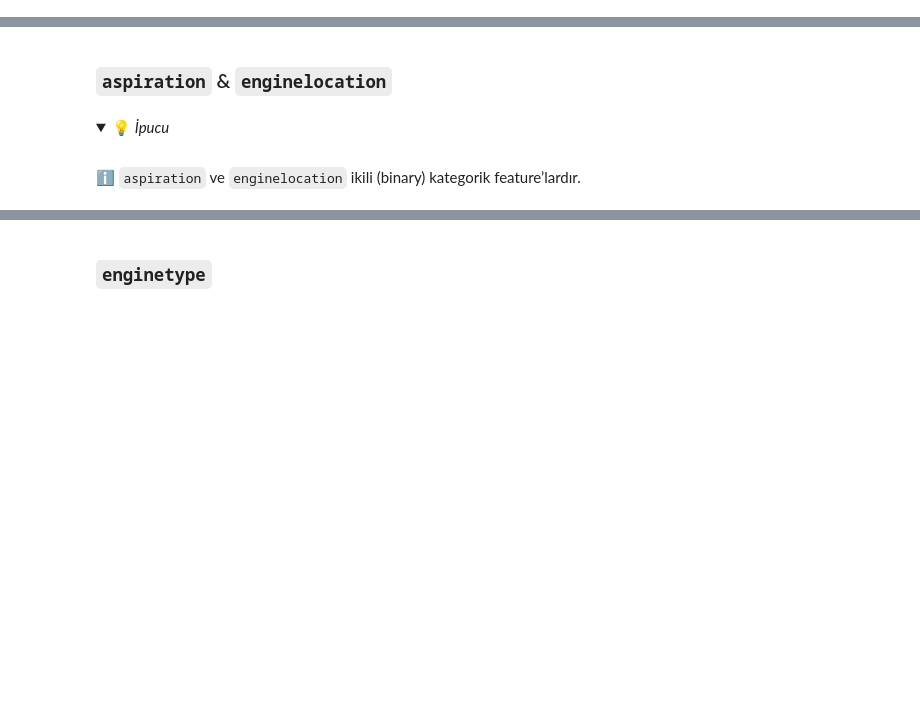
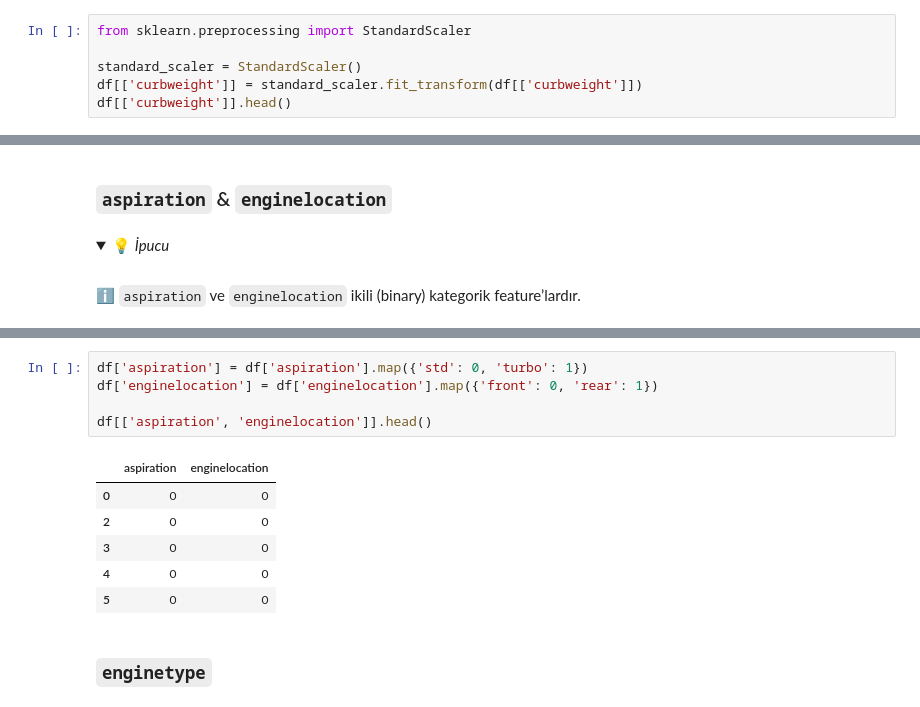
Before and after one commit to kaanaydin02/S16D2-S-Data-car-prices, a Jupyter notebook: Car-Prices.ipynb, the cells around one changed output, grey strips where cells are left out. Saved outputs shown, nothing was run; the diff lists cells and outputs as text; folded sections open; blank space fills up the shorter version.

```diff
--- a/Car-Prices.ipynb
+++ b/Car-Prices.ipynb
@@ -166,0 +193,6 @@ Dönüştürülmüş değerlerle orijinal sütunları değiştirin.
+# %%
+from sklearn.preprocessing import StandardScaler
+
+standard_scaler = StandardScaler()
+df[['curbweight']] = standard_scaler.fit_transform(df[['curbweight']])
+df[['curbweight']].head()
@@ -201,3 +270,15 @@ DataFrame içinde, orijinal feature’ları encode edilmiş versiyonlarıyla de
+# %%
+df['aspiration'] = df['aspiration'].map({'std': 0, 'turbo': 1})
+df['enginelocation'] = df['enginelocation'].map({'front': 0, 'rear': 1})
+
+df[['aspiration', 'enginelocation']].head()
+# %% [output]
+|  | aspiration | enginelocation |
+| 0 | 0 | 0 |
+| 2 | 0 | 0 |
+| 3 | 0 | 0 |
+| 4 | 0 | 0 |
+| 5 | 0 | 0 |
 # %% [markdown]
 ### `enginetype`
 # %% [markdown]
```
Also changed, not shown: parts of 24 cells of this notebook, 2 other files.
